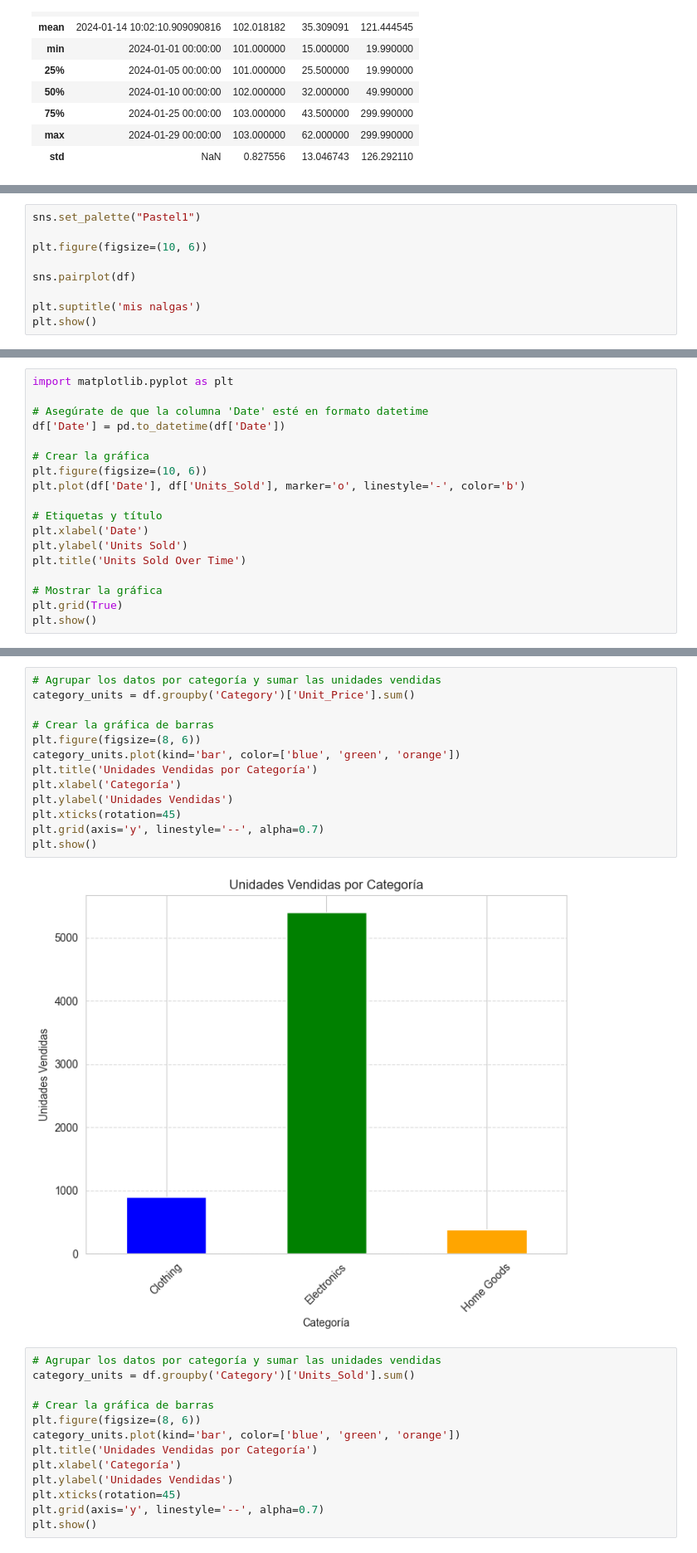
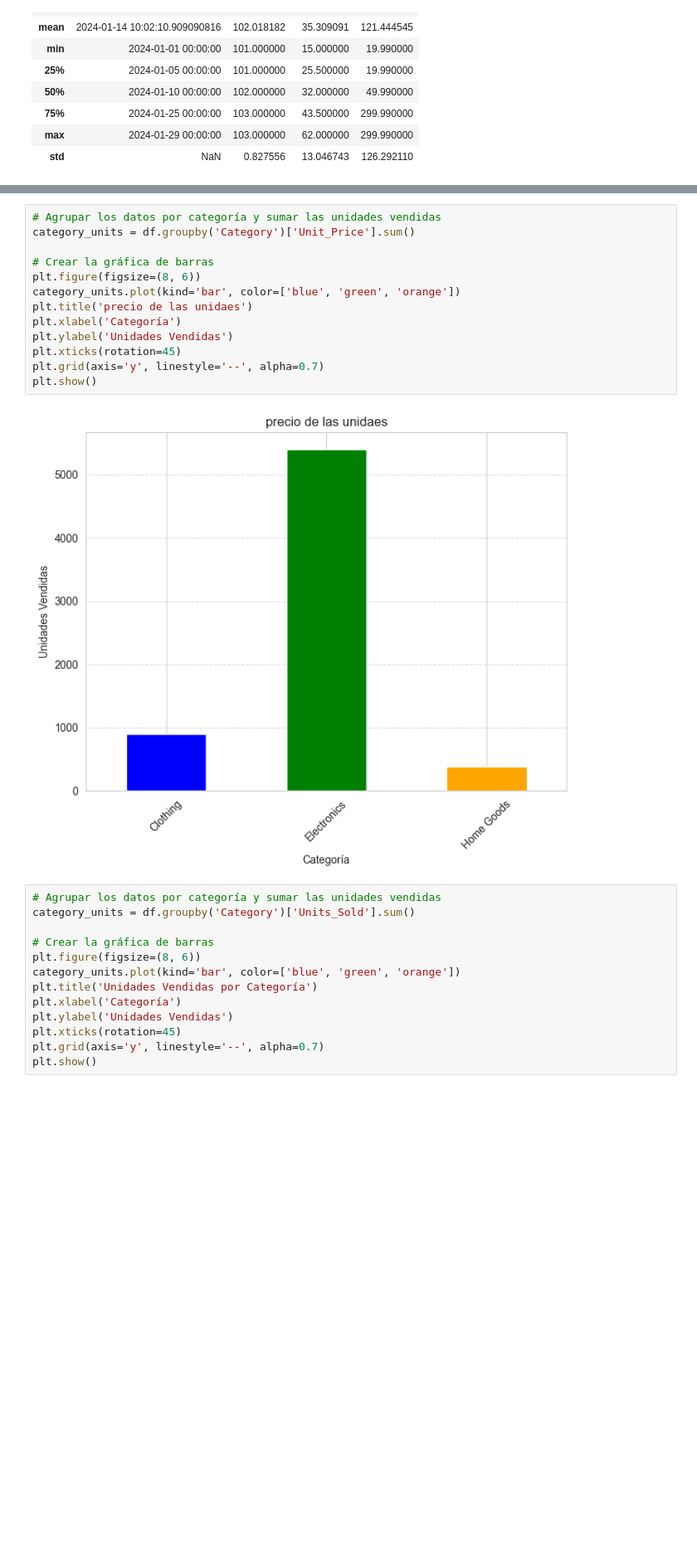
Before and after one commit to nicoherza-pascu/Club_IA-2, a Jupyter notebook: practica.ipynb, the cells around one changed output, grey strips where cells are left out. Shown: that part at 83% size. Cells and saved outputs as stored; diff of their text form; blank space fills up the shorter version.

```diff
--- a/practica.ipynb
+++ b/practica.ipynb
@@ -366,12 +366,3 @@ plt.tight_layout()
 plt.show()
 # %% [output]
 [figure]
-# %%
-sns.set_palette("Pastel1")
-
-plt.figure(figsize=(10, 6))
-
-sns.pairplot(df)
-
-plt.suptitle('mis nalgas')
-plt.show()
@@ -381,18 +368,0 @@ plt.show()
-# %%
-import matplotlib.pyplot as plt
-
-# Asegúrate de que la columna 'Date' esté en formato datetime
-df['Date'] = pd.to_datetime(df['Date'])
-
-# Crear la gráfica
-plt.figure(figsize=(10, 6))
-plt.plot(df['Date'], df['Units_Sold'], marker='o', linestyle='-', color='b')
-
-# Etiquetas y título
-plt.xlabel('Date')
-plt.ylabel('Units Sold')
-plt.title('Units Sold Over Time')
-
-# Mostrar la gráfica
-plt.grid(True)
-plt.show()
@@ -401,18 +369,18 @@ plt.show()
 # %%
 # Agrupar los datos por categoría y sumar las unidades vendidas
 category_units = df.groupby('Category')['Unit_Price'].sum()
 
 # Crear la gráfica de barras
 plt.figure(figsize=(8, 6))
 category_units.plot(kind='bar', color=['blue', 'green', 'orange'])
-plt.title('Unidades Vendidas por Categoría')
+plt.title('precio de las unidaes')
 plt.xlabel('Categoría')
 plt.ylabel('Unidades Vendidas')
 plt.xticks(rotation=45)
 plt.grid(axis='y', linestyle='--', alpha=0.7)
 plt.show()
 # %% [output]
-[figure, old version]
+[figure, new version]
 # %%
 # Agrupar los datos por categoría y sumar las unidades vendidas
 category_units = df.groupby('Category')['Units_Sold'].sum()
```
Also changed, not shown: parts of 9 cells of this notebook.
